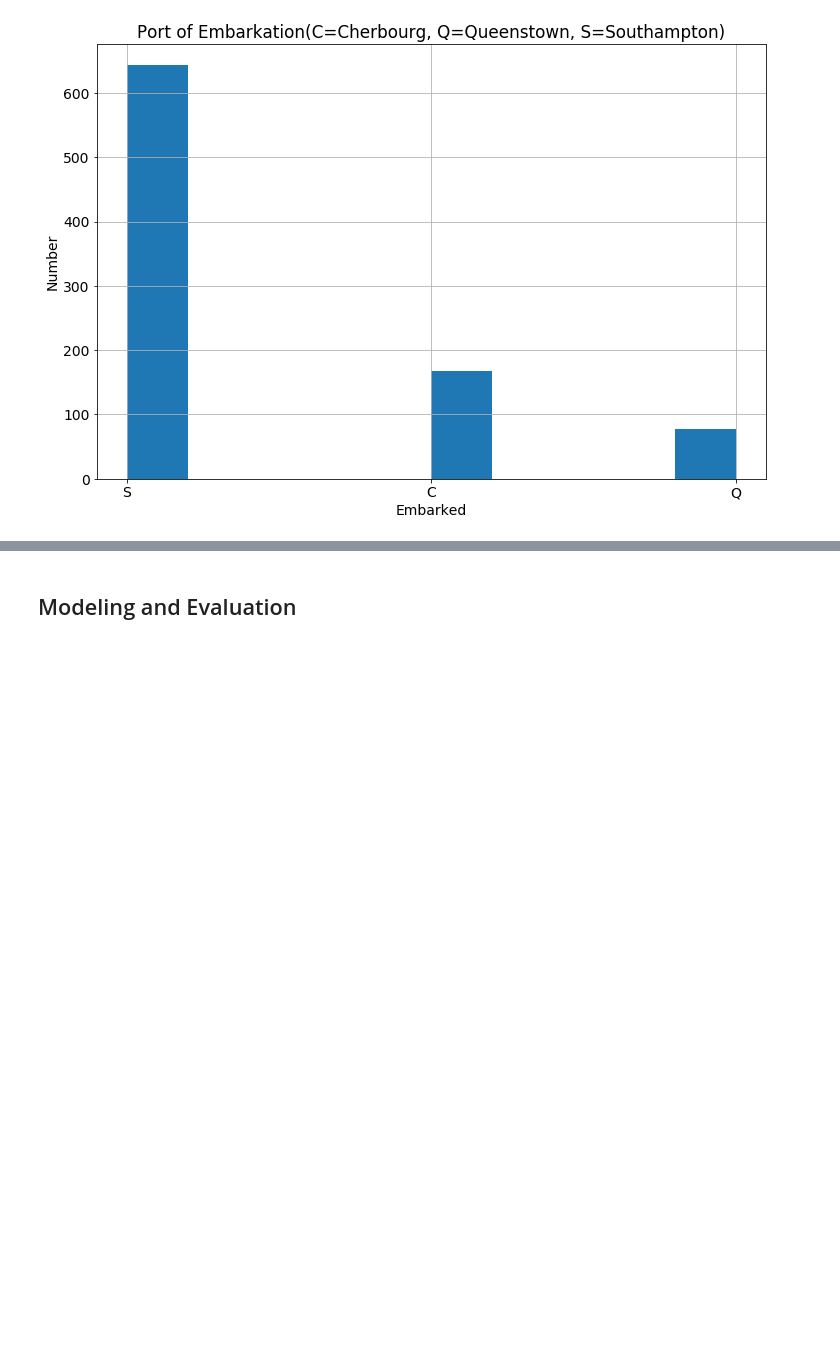
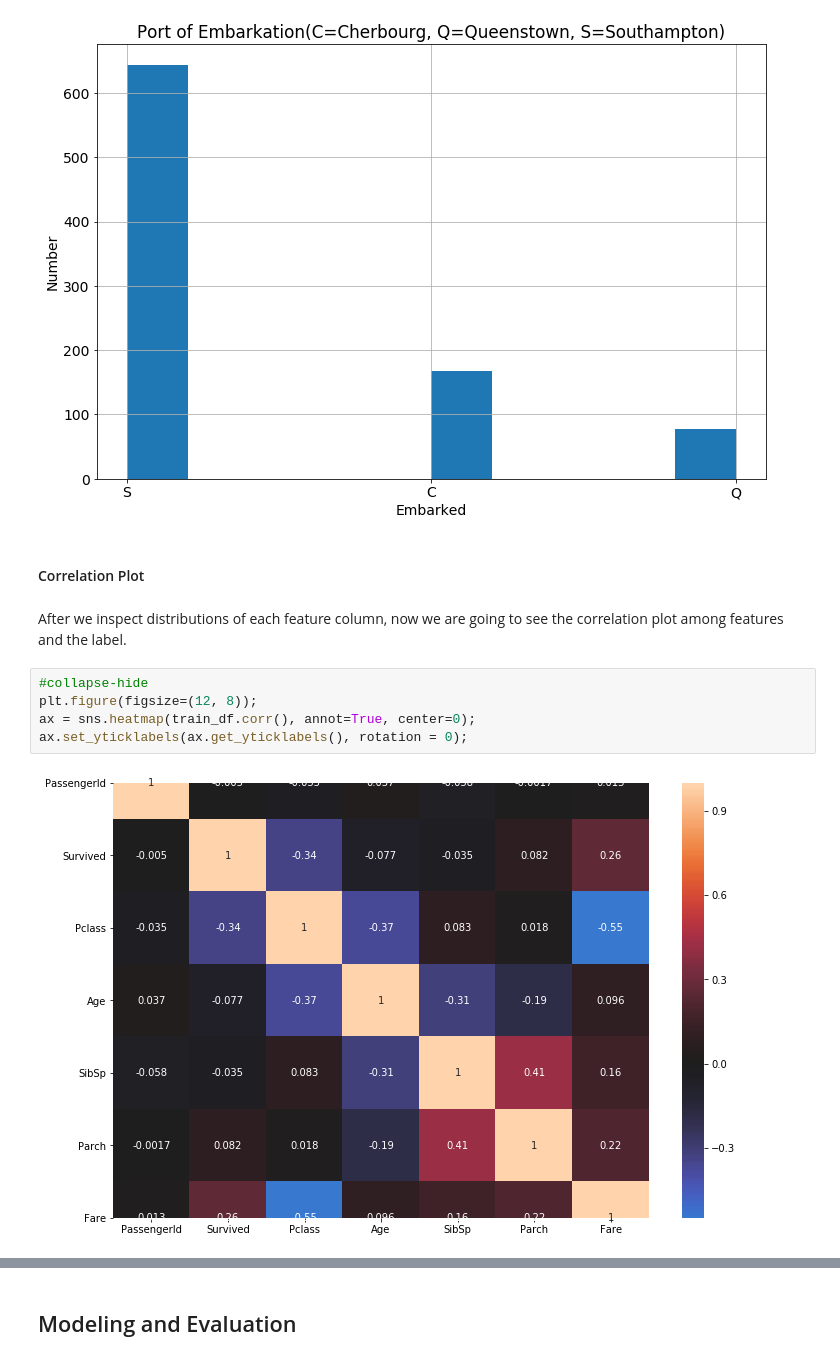
Before and after one commit to cyyeh/blog, a Jupyter notebook: _notebooks/2020-03-31-kaggle-titanic.ipynb, the cells around one changed output, grey strips where cells are left out. Drawn from its saved outputs; the diff is of its cells as text; blank space fills up the shorter version.

```diff
--- a/_notebooks/2020-03-31-kaggle-titanic.ipynb
+++ b/_notebooks/2020-03-31-kaggle-titanic.ipynb
@@ -316,3 +329,14 @@ plt.ylabel('Number');
 plt.hist(train_df['Embarked'].dropna());
 # %% [output]
 [figure]
+# %% [markdown]
+#### Correlation Plot
+# %% [markdown]
+After we inspect distributions of each feature column, now we are going to see the correlation plot among features and the label.
+# %%
+#collapse-hide
+plt.figure(figsize=(12, 8));
+ax = sns.heatmap(train_df.corr(), annot=True, center=0);
+ax.set_yticklabels(ax.get_yticklabels(), rotation = 0);
+# %% [output]
+[figure, added]
```
Also changed, not shown: parts of 15 cells of this notebook.
